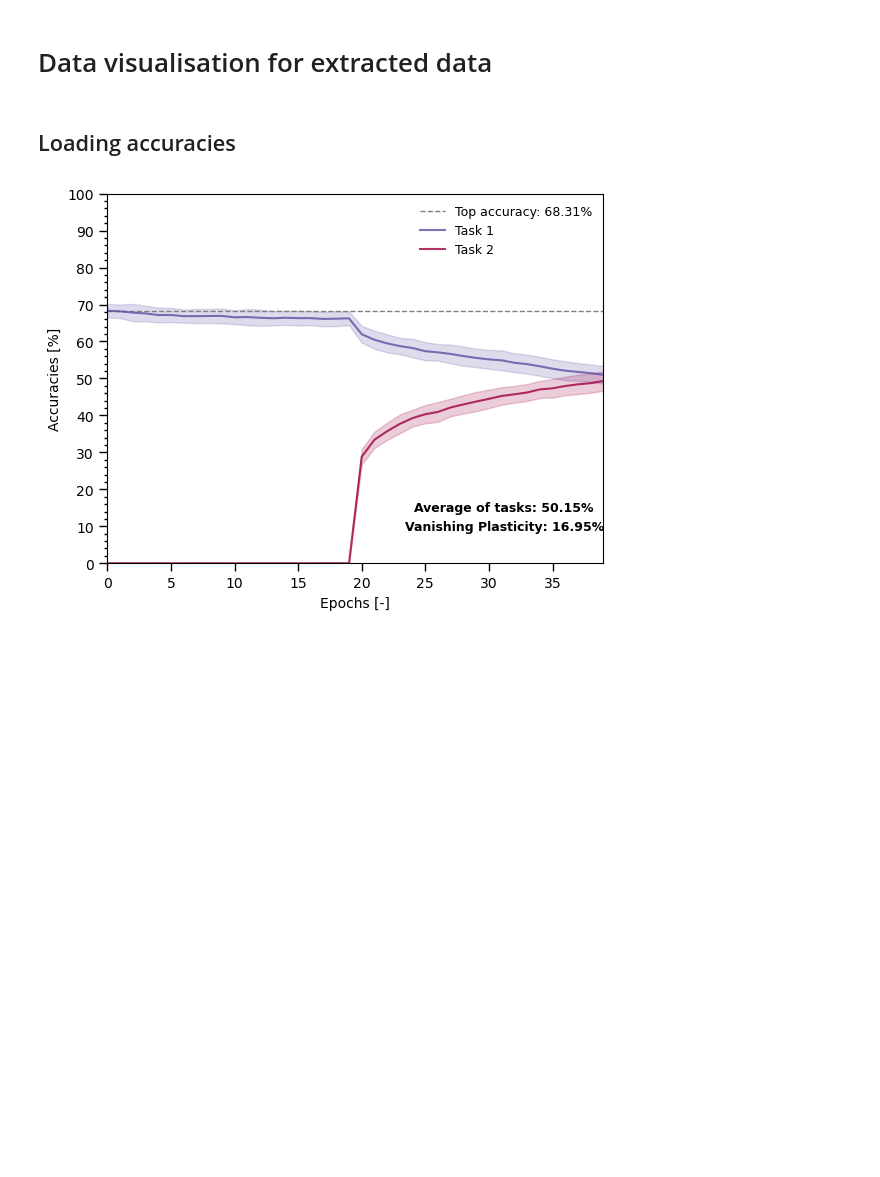
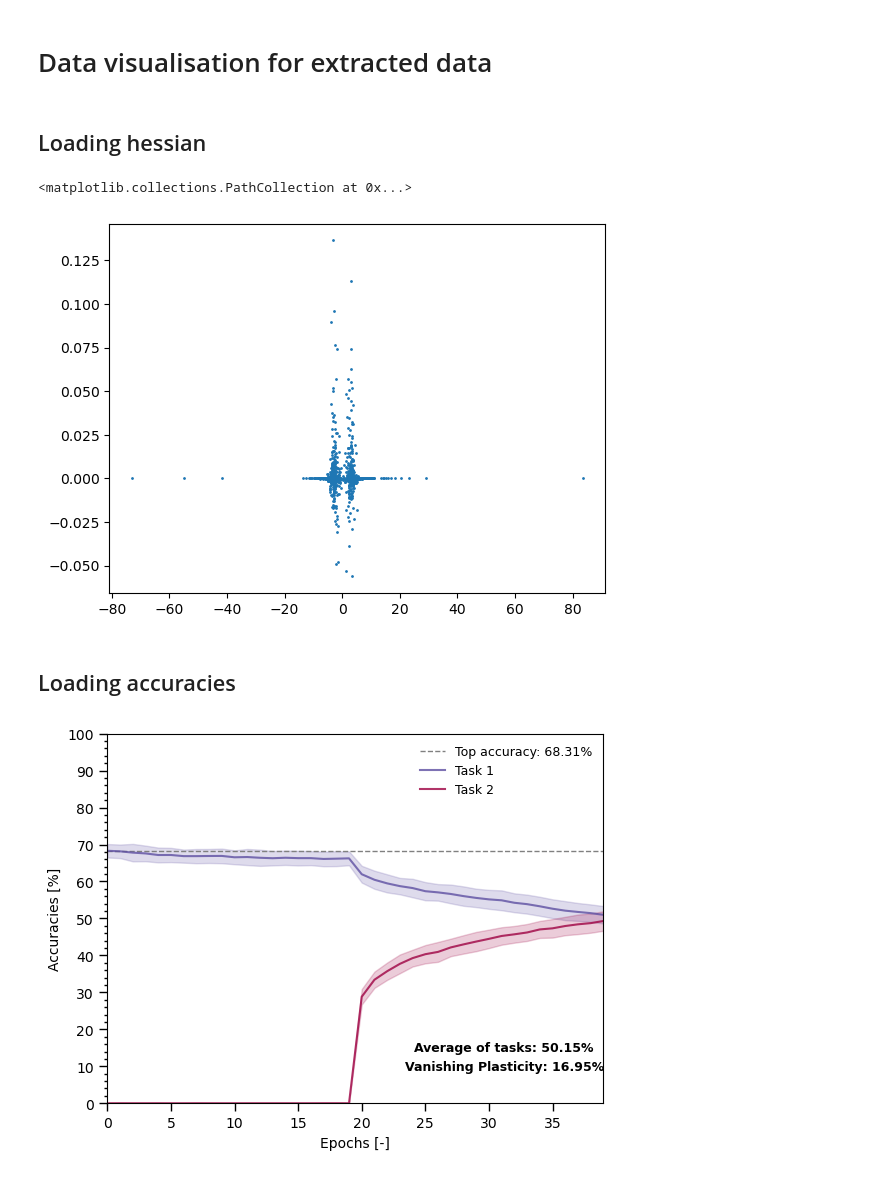
Before and after one commit to kellian-cottart/binarized-neural-networks, a Jupyter notebook: visual-notebook.ipynb, the cells around one changed output. Drawn from its saved outputs; the diff is of its cells as text; code cells hidden in the pictures; blank space fills up the shorter version.

```diff
--- a/visual-notebook.ipynb
+++ b/visual-notebook.ipynb
@@ -4,6 +4,18 @@
 from utils.visual import *
 import torch
 import matplotlib.pyplot as plt
+# %% [markdown]
+## Loading hessian
+# %%
+hessian = torch.load("hessian/hessian.pt")[-1].reshape(-1).detach().cpu()
+lambda_ = torch.load("hessian/lambda.pt").reshape(-1).detach().cpu()
+
+# Plot hessian as fct of lambda
+plt.figure()
+plt.scatter(lambda_, hessian, s=1)
+# %% [output]
+<matplotlib.collections.PathCollection at 0x...>
+[figure, added]
 # %% [markdown]
 ## Loading accuracies
 # %%
```
Also changed, not shown: 12 other files.
